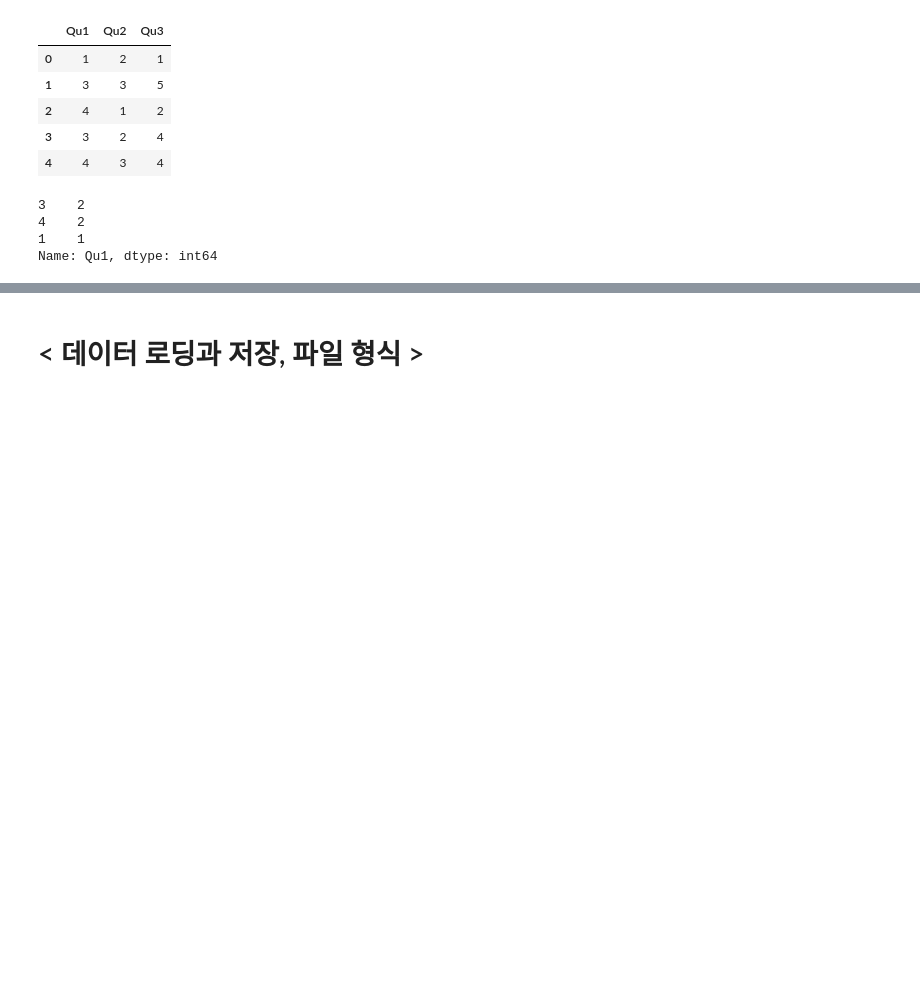
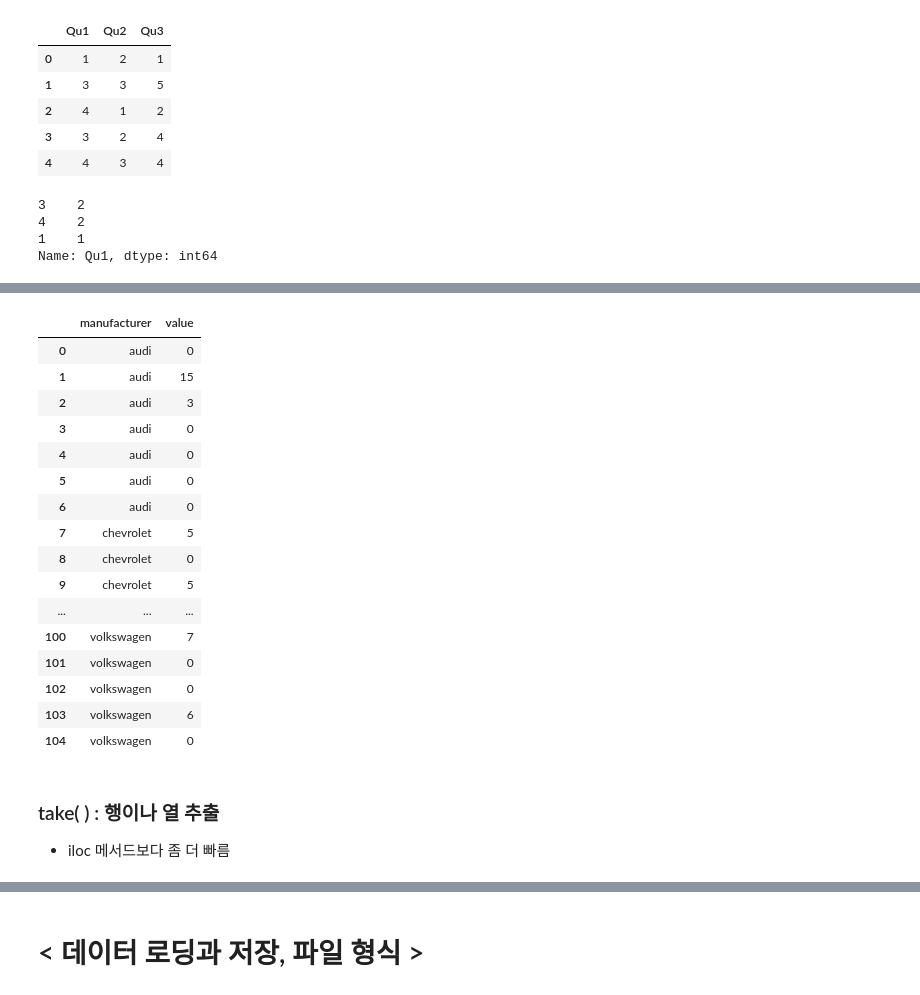
Before and after one commit to zzwony/Start_0920, a Jupyter notebook: redpython.ipynb, the cells around one changed output, grey strips where cells are left out. Saved outputs shown, nothing was run; the diff lists cells and outputs as text; code cells hidden in the pictures; blank space fills up the shorter version.

```diff
--- a/redpython.ipynb
+++ b/redpython.ipynb
@@ -1554,0 +1665,23 @@ df
+# %%
+df.melt(value_vars= df.columns)  #같은 방법
+# %% [output]
+|  | manufacturer | value |
+| 0 | audi | 0 |
+| 1 | audi | 15 |
+| 2 | audi | 3 |
+| 3 | audi | 0 |
+| 4 | audi | 0 |
+| 5 | audi | 0 |
+| 6 | audi | 0 |
+| 7 | chevrolet | 5 |
+| 8 | chevrolet | 0 |
+| 9 | chevrolet | 5 |
+| ... | ... | ... |
+| 100 | volkswagen | 7 |
+| 101 | volkswagen | 0 |
+| 102 | volkswagen | 0 |
+| 103 | volkswagen | 6 |
+| 104 | volkswagen | 0 |
+# %% [markdown]
+### take( ) : 행이나 열 추출
+- iloc 메서드보다 좀 더 빠름
```
Also changed, not shown: parts of 75 cells of this notebook.
